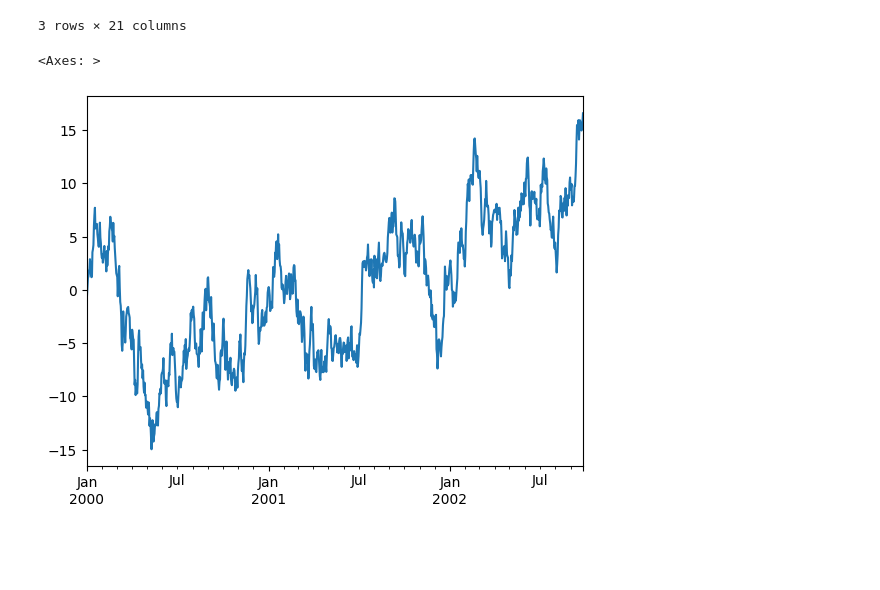
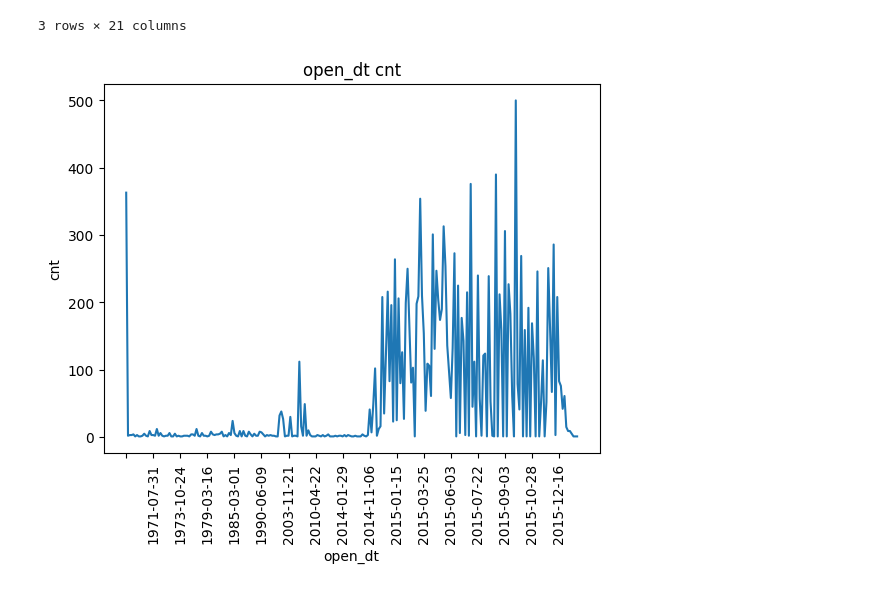
Before and after one commit to samdulshopmovie/movie_data, a Jupyter notebook: note/eda.ipynb, the cells around one changed output. Drawn from its saved outputs; the diff is of its cells as text; code cells hidden in the pictures; blank space fills up the shorter version.

Commit message:
openDt chart

```diff
--- a/note/eda.ipynb
+++ b/note/eda.ipynb
@@ -12,10 +12,14 @@ edf.head(3)
 | 1 | 2 | 2 | 1 | OLD | 20143642 | 테이큰 3 | 2015-01-01 | 2644551100 | 20.4 | ... |
 | 2 | 3 | 3 | -1 | OLD | 20149859 | 마다가스카의 펭귄 | 2014-12-31 | 1687516200 | 13.0 | ... |
 3 rows × 21 columns
-# %%
-ts = pd.Series(np.random.randn(1000), index=pd.date_range('1/1/2000', periods=1000))
-ts = ts.cumsum()
-ts.plot()
-# %% [output]
-<Axes: >
-[figure, removed]
+# %%
+edf_grouped = edf.groupby('openDt').size().reset_index(name='count')
+# %%
+plt.plot(edf_grouped['openDt'], edf_grouped['count'])
+plt.xlabel('open_dt')
+plt.ylabel('cnt')
+plt.title('open_dt cnt')
+plt.xticks(edf_grouped['openDt'][::15], rotation=90)
+plt.show()
+# %% [output]
+[figure, added]
```
